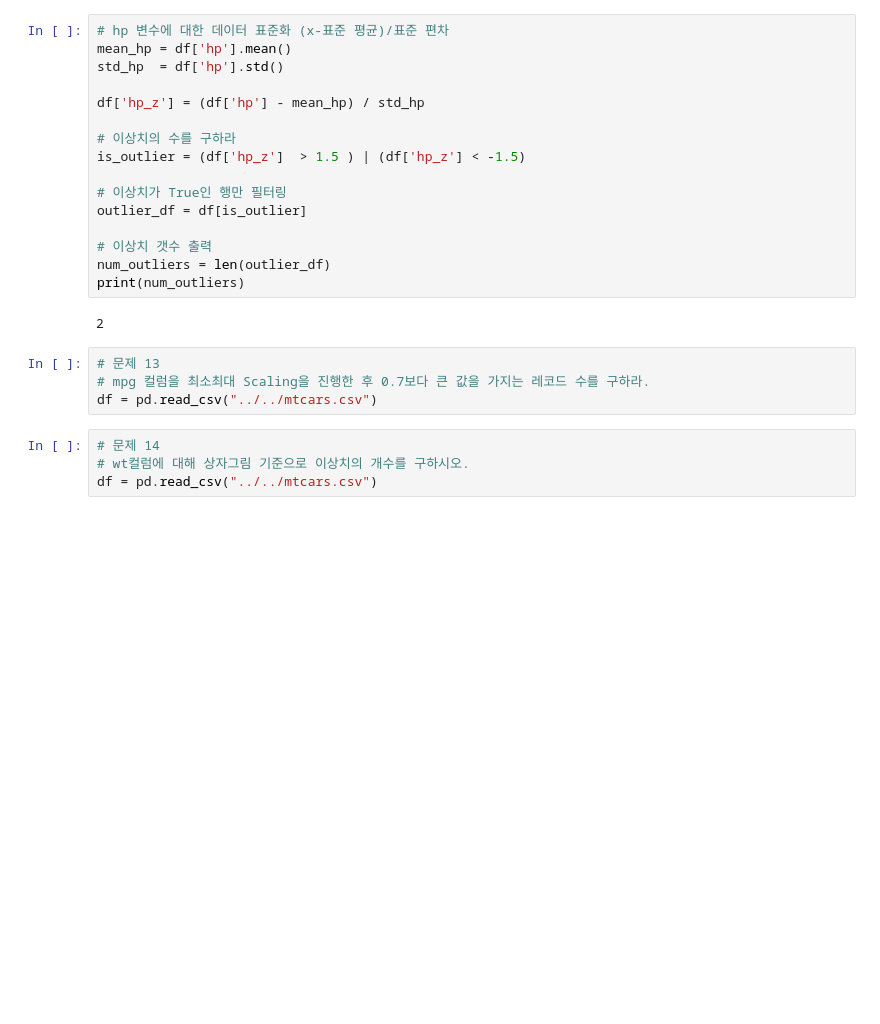
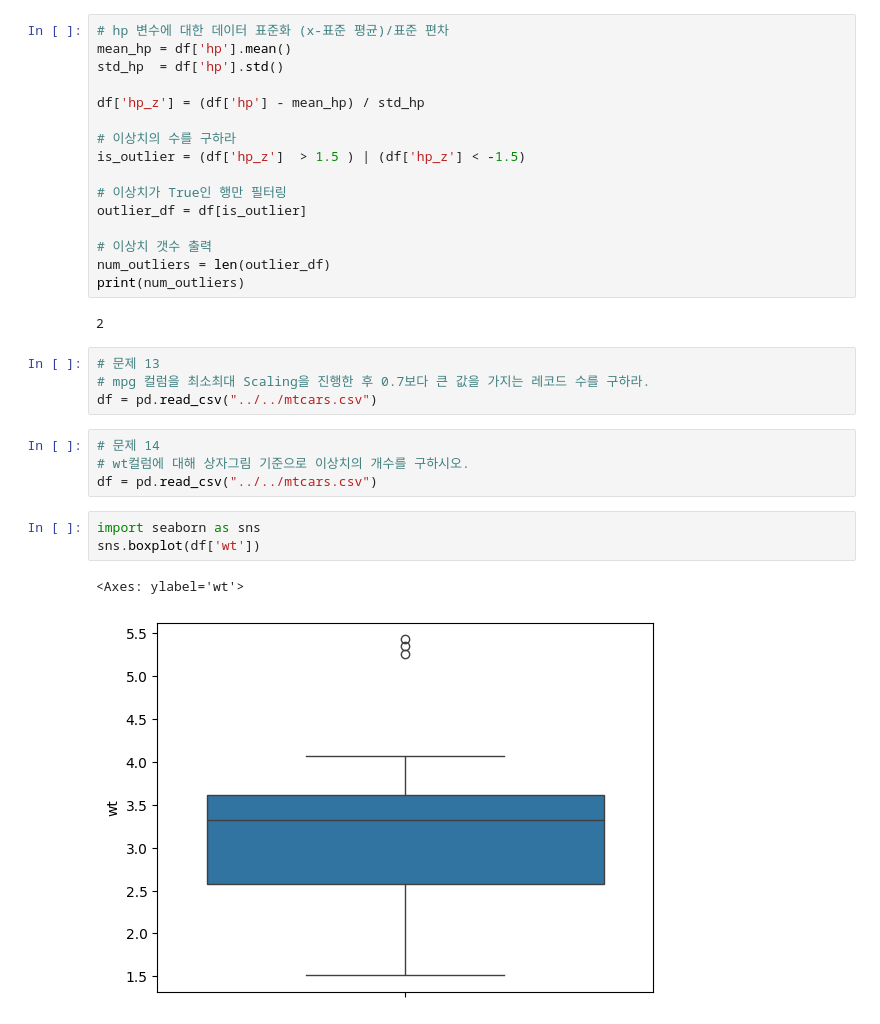
Before and after one commit to JJOK97/big-data-analyst, a Jupyter notebook: analysis/강의/1유형/제1유형_문제풀이.ipynb, the cells around one changed output. Cells and saved outputs as stored; diff of their text form; blank space fills up the shorter version.

```diff
--- a/analysis/강의/1유형/제1유형_문제풀이.ipynb
+++ b/analysis/강의/1유형/제1유형_문제풀이.ipynb
@@ -191,3 +191,9 @@ df = pd.read_csv("../../mtcars.csv")
 # 문제 14
 # wt컬럼에 대해 상자그림 기준으로 이상치의 개수를 구하시오.
 df = pd.read_csv("../../mtcars.csv")
+# %%
+import seaborn as sns
+sns.boxplot(df['wt'])
+# %% [output]
+<Axes: ylabel='wt'>
+[figure, added]
```
Also changed, not shown: parts of 31 cells of this notebook, 1 other file.
